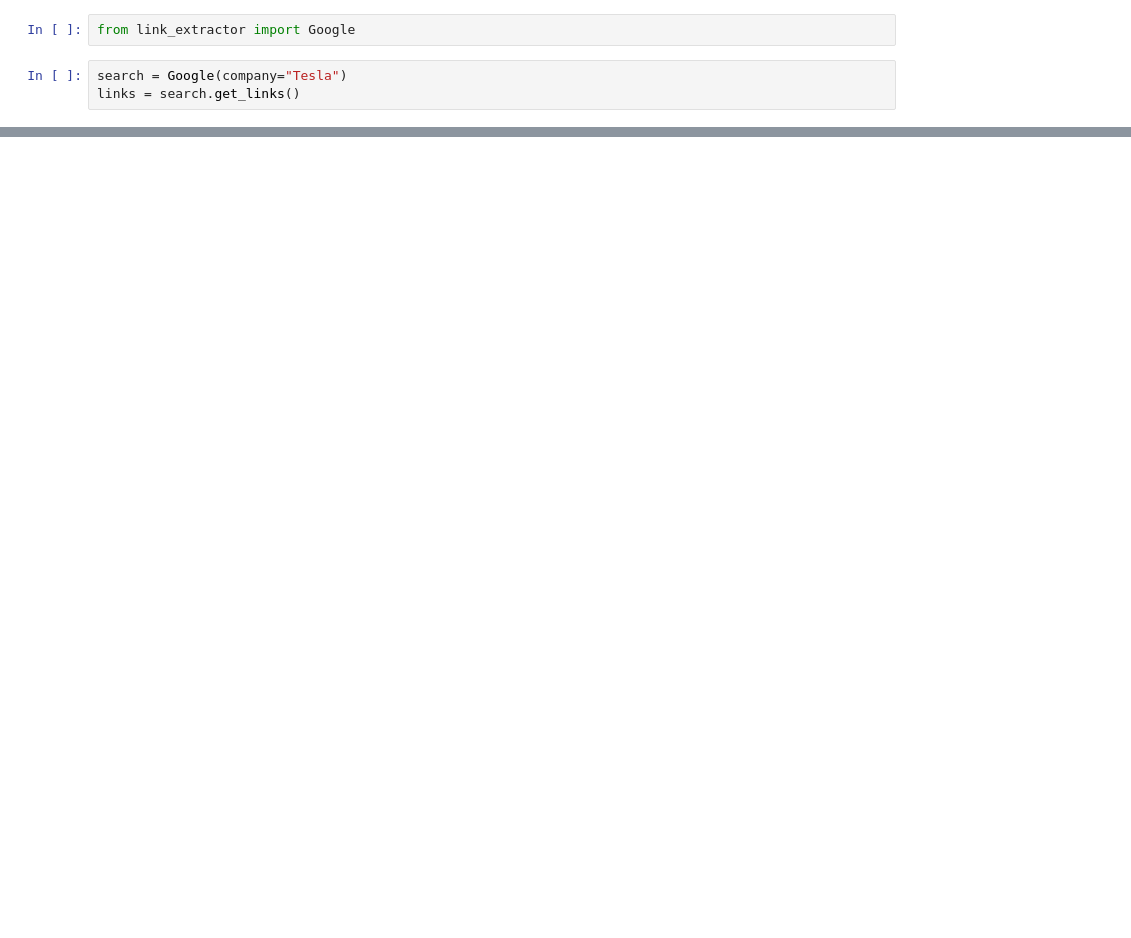
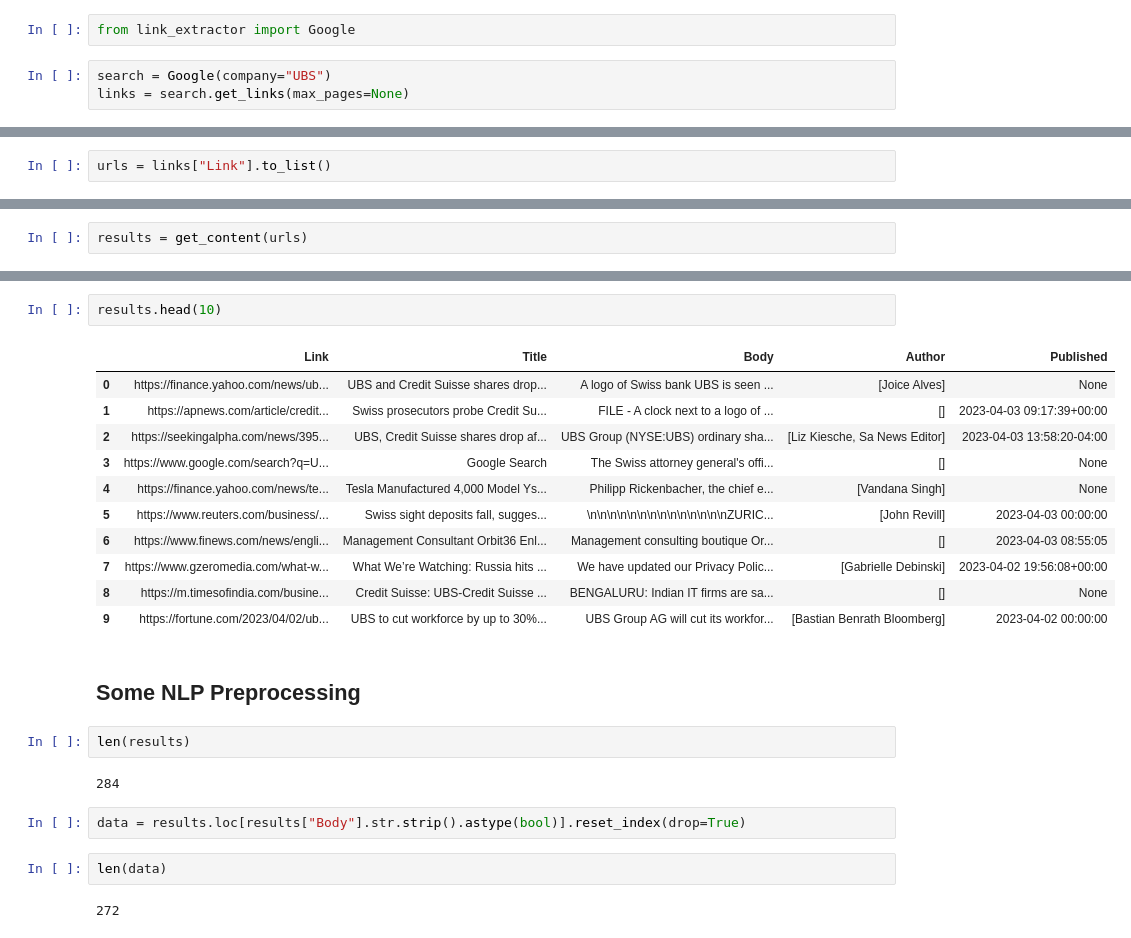
Before and after one commit to CAPSTONE-MIBA-G03/MIBA-2023-CAPSTONE-RB-NLP, a Jupyter notebook: etl-pipeline/Testing.ipynb, the cells around one changed output, grey strips where cells are left out. Saved outputs shown, nothing was run; the diff lists cells and outputs as text; blank space fills up the shorter version.

```diff
--- a/etl-pipeline/Testing.ipynb
+++ b/etl-pipeline/Testing.ipynb
@@ -1,6 +3,6 @@
 # %%
 from link_extractor import Google
 # %%
-search = Google(company="Tesla")
-links = search.get_links()
+search = Google(company="UBS")
+links = search.get_links(max_pages=None)
 # %%
@@ -41,0 +17,2 @@ links.head(20)
+# %%
+urls = links["Link"].to_list()
@@ -41,0 +23,2 @@ links.head(20)
+# %%
+results = get_content(urls)
@@ -41,0 +43,26 @@ links.head(20)
+# %%
+results.head(10)
+# %% [output]
+|  | Link | Title | Body | Author | Published |
+| 0 | https://finance.yahoo.com/news/ub... | UBS and Credit Suisse shares drop... | A logo of Swiss bank UBS is seen ... | [Joice Alves] | None |
+| 1 | https://apnews.com/article/credit... | Swiss prosecutors probe Credit Su... | FILE - A clock next to a logo of ... | [] | 2023-04-03 09:17:39+00:00 |
+| 2 | https://seekingalpha.com/news/395... | UBS, Credit Suisse shares drop af... | UBS Group (NYSE:UBS) ordinary sha... | [Liz Kiesche, Sa News Editor] | 2023-04-03 13:58:20-04:00 |
+| 3 | https://www.google.com/search?q=U... | Google Search | The Swiss attorney general's offi... | [] | None |
+| 4 | https://finance.yahoo.com/news/te... | Tesla Manufactured 4,000 Model Ys... | Philipp Rickenbacher, the chief e... | [Vandana Singh] | None |
+| 5 | https://www.reuters.com/business/... | Swiss sight deposits fall, sugges... | \n\n\n\n\n\n\n\n\n\n\n\n\n\nZURIC... | [John Revill] | 2023-04-03 00:00:00 |
+| 6 | https://www.finews.com/news/engli... | Management Consultant Orbit36 Enl... | Management consulting boutique Or... | [] | 2023-04-03 08:55:05 |
+| 7 | https://www.gzeromedia.com/what-w... | What We’re Watching: Russia hits ... | We have updated our Privacy Polic... | [Gabrielle Debinski] | 2023-04-02 19:56:08+00:00 |
+| 8 | https://m.timesofindia.com/busine... | Credit Suisse: UBS-Credit Suisse ... | BENGALURU: Indian IT firms are sa... | [] | None |
+| 9 | https://fortune.com/2023/04/02/ub... | UBS to cut workforce by up to 30%... | UBS Group AG will cut its workfor... | [Bastian Benrath Bloomberg] | 2023-04-02 00:00:00 |
+# %% [markdown]
+## Some NLP Preprocessing
+# %%
+len(results)
+# %% [output]
+284
+# %%
+data = results.loc[results["Body"].str.strip().astype(bool)].reset_index(drop=True)
+# %%
+len(data)
+# %% [output]
+272
```
Also changed, not shown: parts of 37 cells of this notebook, 3 other files.
